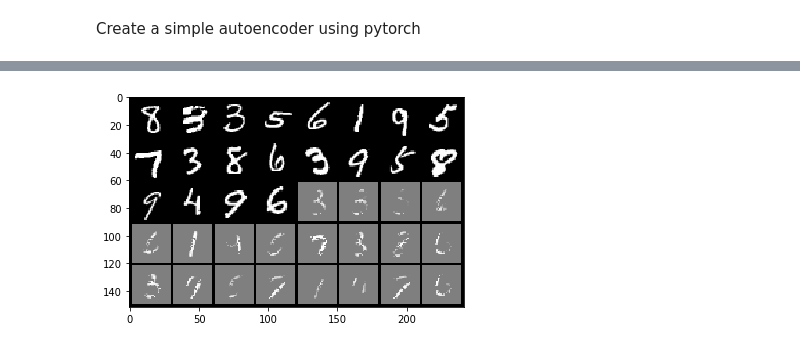
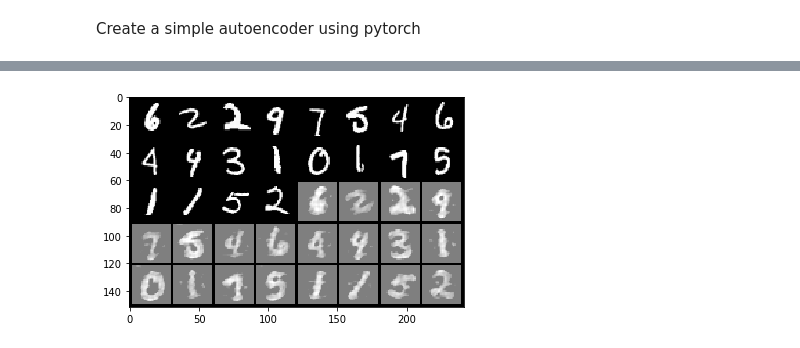
Before and after one commit to PamelaVQ/Base-ML, a Jupyter notebook: Pytorch_Basics/convolutional_autoencoder.ipynb, the cells around one changed output, grey strips where cells are left out. Drawn from its saved outputs; the diff is of its cells as text; code cells hidden in the pictures.

```diff
--- a/Pytorch_Basics/convolutional_autoencoder.ipynb
+++ b/Pytorch_Basics/convolutional_autoencoder.ipynb
@@ -11,5 +11,7 @@ from torchvision import transforms
 from torch.utils.data import dataloader
 from torch.autograd import Variable
 # %%
-dataset = MNIST(root='.', download=True, transform=transforms.Compose([transforms.ToTensor(), transforms.Normalize((0.5, 0.5, 0.5), (0.5, 0.5, 0.5))]))
-dataset
+transforms_list = [transforms.functional.adjust_brightness(img, brightness_factor=2),transforms.functional.hflip(img)]
+dataset = MNIST(root='.', download=True, transform=transforms.Compose([transforms.ToTensor(),
+                                                                              transforms.Normalize([0.5], [0.5]),
+                                                                       ]))
@@ -69,11 +59,12 @@ class Decoder(nn.Module):
     return x
 # %%
-encoder = Encoder(1, embedding_size=20)
-decoder = Decoder(1, input_size=20)
+channels = 1
+encoder = Encoder(channels, embedding_size=40)
+decoder = Decoder(channels, input_size=40)
 
 autoencoder = nn.Sequential(encoder, decoder)
 # %%
-x = Variable(torch.ones(batch_size, 1, 28, 28))
+x = Variable(torch.ones(batch_size, channels, 28, 28))
 e = encoder(x)
 d = decoder(e)
 
@@ -107,13 +111,21 @@ Sequential(
 # %%
-num_epochs = 100
+# print(mnist_data.dataset.data[0].shape)
+num_epochs = 20
 epoch_loss = []
 for epoch in range(num_epochs):
   batch_loss = []
   for batch_num, (data, _) in enumerate(mnist_data): # data = [128, 1, 28, 28]
+    # print(data.shape)
     optim.zero_grad()
-    data = data.view(data.shape[0], -1) # data = [128, 784]
+    # data = data.view(data.shape[0], -1) # data = [128, 784]
+    # print(data.shape)
+    # input = img_transform(data)
+    # data = img_normalize(data)
     data = Variable(data).cuda()
-    output = autoencoder(data)
+    # print(data.shape)
+
+    # print(input.shape)
+    output = model(data)
     loss = loss_fn(output, data)
     loss.backward()
     optim.step()
@@ -152,19 +167,15 @@ def show(img):
     plt.imshow(np.transpose(npimg, (1,2,0)), interpolation='nearest')
 # %%
 # print output
-# also test with cuda
 print_data = dataloader.DataLoader(dataset, batch_size=20, shuffle=True)
-model = autoencoder.cuda()
 from PIL import Image
 for batch_num, (data, _) in enumerate(print_data):
     img1 = to_img(data)
-    # show(make_grid(img))
-    data = data.view(data.shape[0], -1)
-    data = Variable(data).cuda()
-    output = autoencoder(data)
+    data = Variable(img1).cuda()
+    output = model(data)
     output = output.cpu()
     img = to_img(output)
     show(make_grid(torch.cat([img1, img])))
     break
 # %% [output]
-[figure, old version]
+[figure, new version]
```
Also changed, not shown: parts of 8 cells of this notebook.
